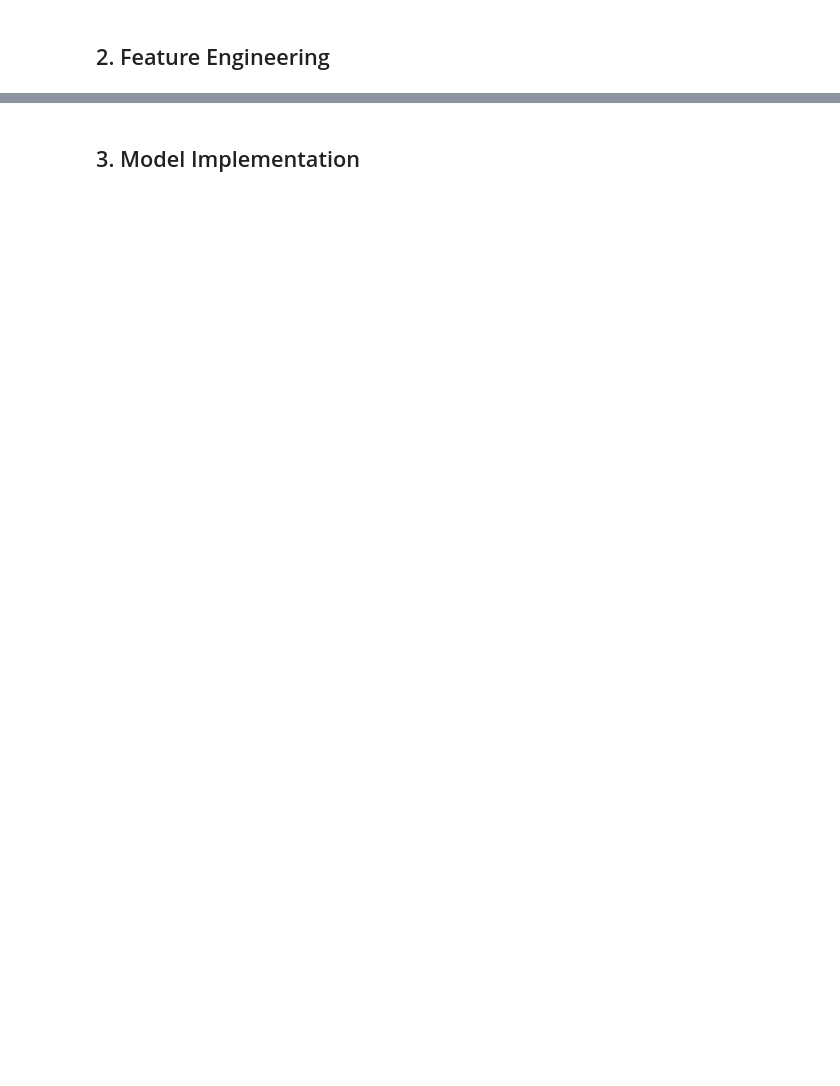
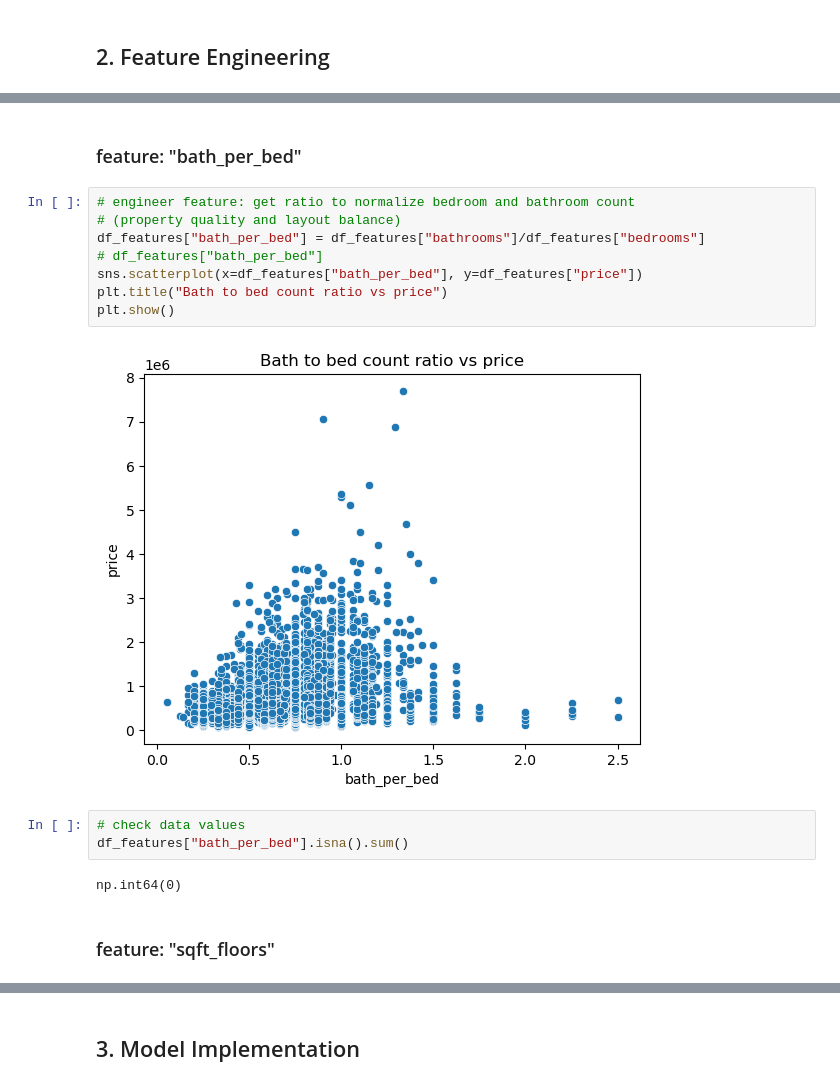
Before and after one commit to elbi3/AI-ML-Assignment2-Linear-Regression, a Jupyter notebook: notebooks/linear_regression-2.ipynb, the cells around one changed output, grey strips where cells are left out. Drawn from its saved outputs; the diff is of its cells as text; blank space fills up the shorter version.

```diff
--- a/notebooks/linear_regression-2.ipynb
+++ b/notebooks/linear_regression-2.ipynb
@@ -105,0 +317,19 @@ plt.show()
+# %% [markdown]
+### feature: "bath_per_bed"
+# %%
+# engineer feature: get ratio to normalize bedroom and bathroom count
+# (property quality and layout balance)
+df_features["bath_per_bed"] = df_features["bathrooms"]/df_features["bedrooms"]
+# df_features["bath_per_bed"]
+sns.scatterplot(x=df_features["bath_per_bed"], y=df_features["price"])
+plt.title("Bath to bed count ratio vs price")
+plt.show()
+# %% [output]
+[figure, added]
+# %%
+# check data values
+df_features["bath_per_bed"].isna().sum()
+# %% [output]
+np.int64(0)
+# %% [markdown]
+### feature: "sqft_floors"
```
Also changed, not shown: parts of 53 cells of this notebook.
